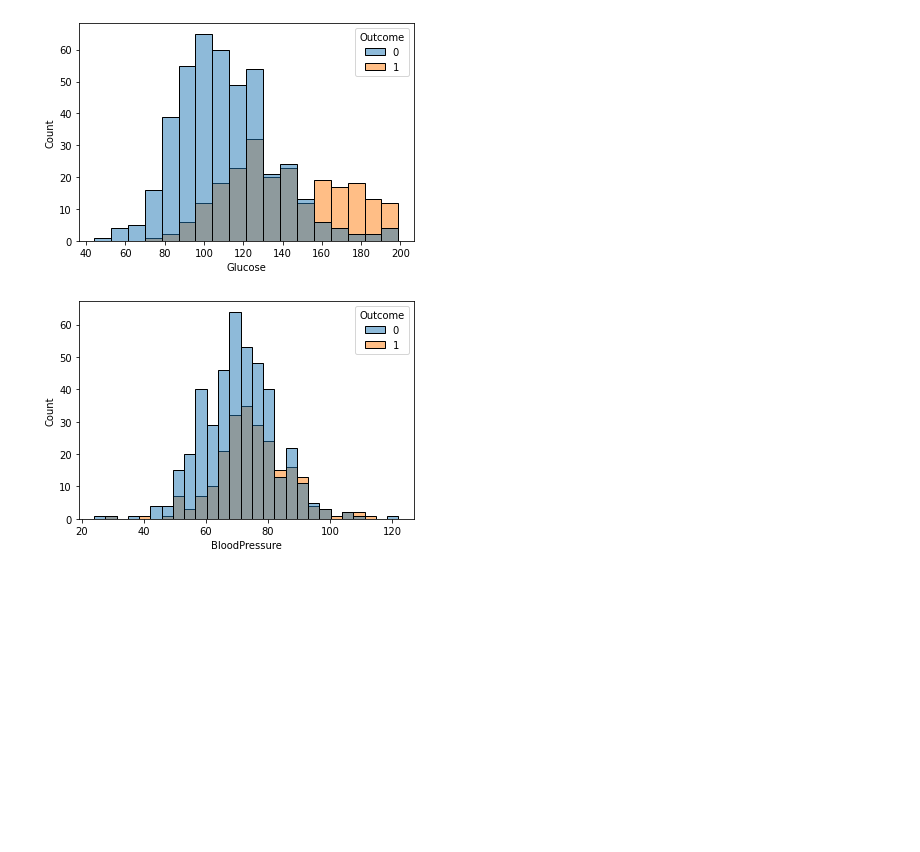
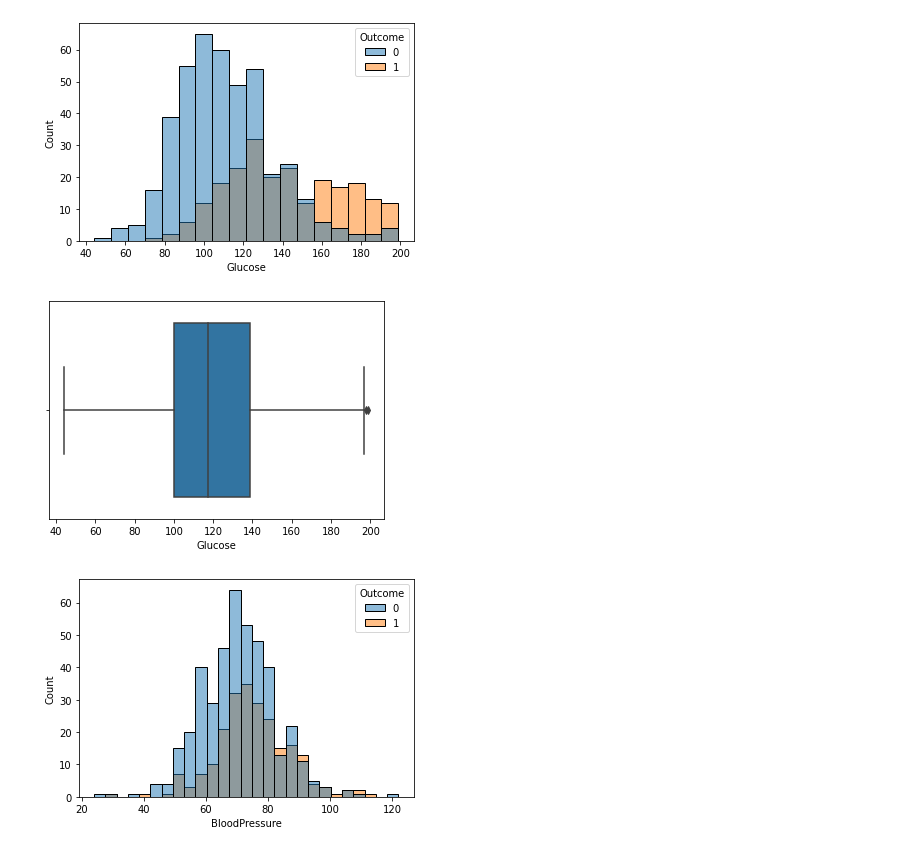
Before and after one commit to franklinzppa/diabetes-classification, a Jupyter notebook: diabetes-clf.ipynb, the cells around one changed output. Cells and saved outputs as stored; diff of their text form; code cells hidden in the pictures; blank space fills up the shorter version.

```diff
--- a/diabetes-clf.ipynb
+++ b/diabetes-clf.ipynb
@@ -317,4 +344,8 @@ _ = sns.histplot(X_train_tr_full, x="Pregnancies", hue="Outcome")
 _ = sns.histplot(X_train_tr_full, x="Glucose", hue="Outcome")
 # %% [output]
 [figure]
+# %%
+_ = sns.boxplot(data=X_train_tr_full, x="Glucose")
+# %% [output]
+[figure, added]
 # %%
```
Also changed, not shown: parts of 37 cells of this notebook.
